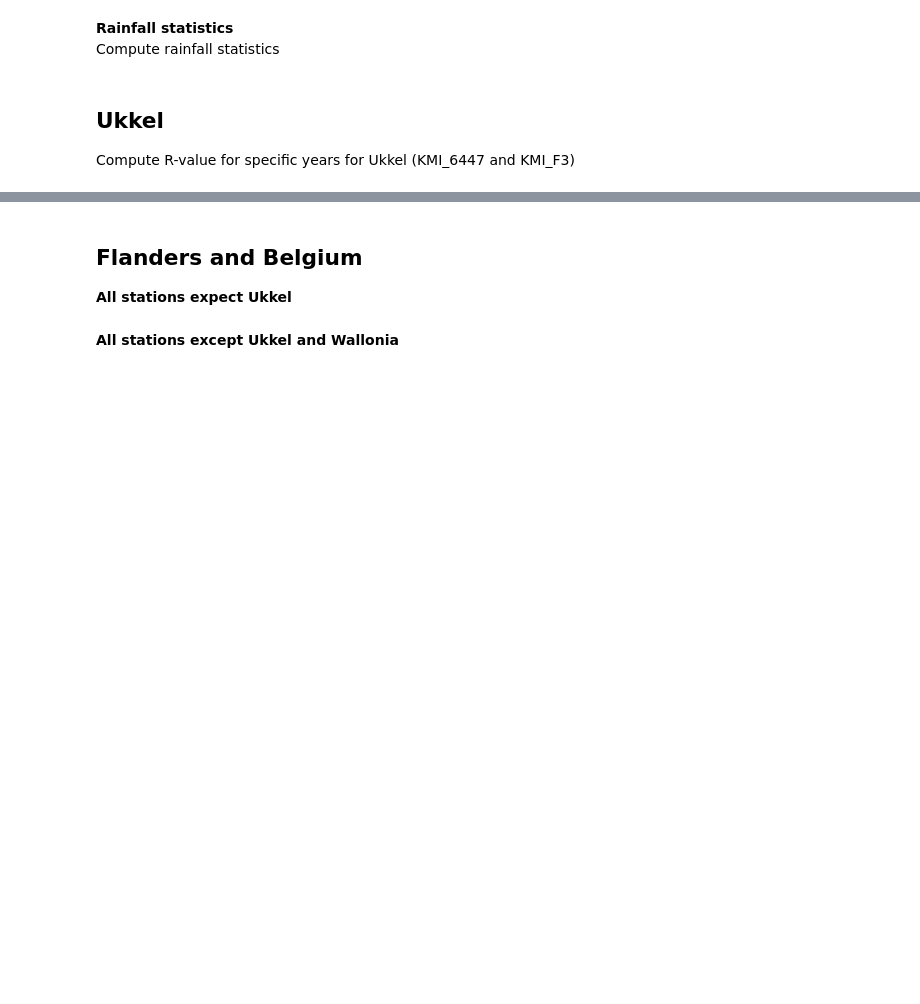
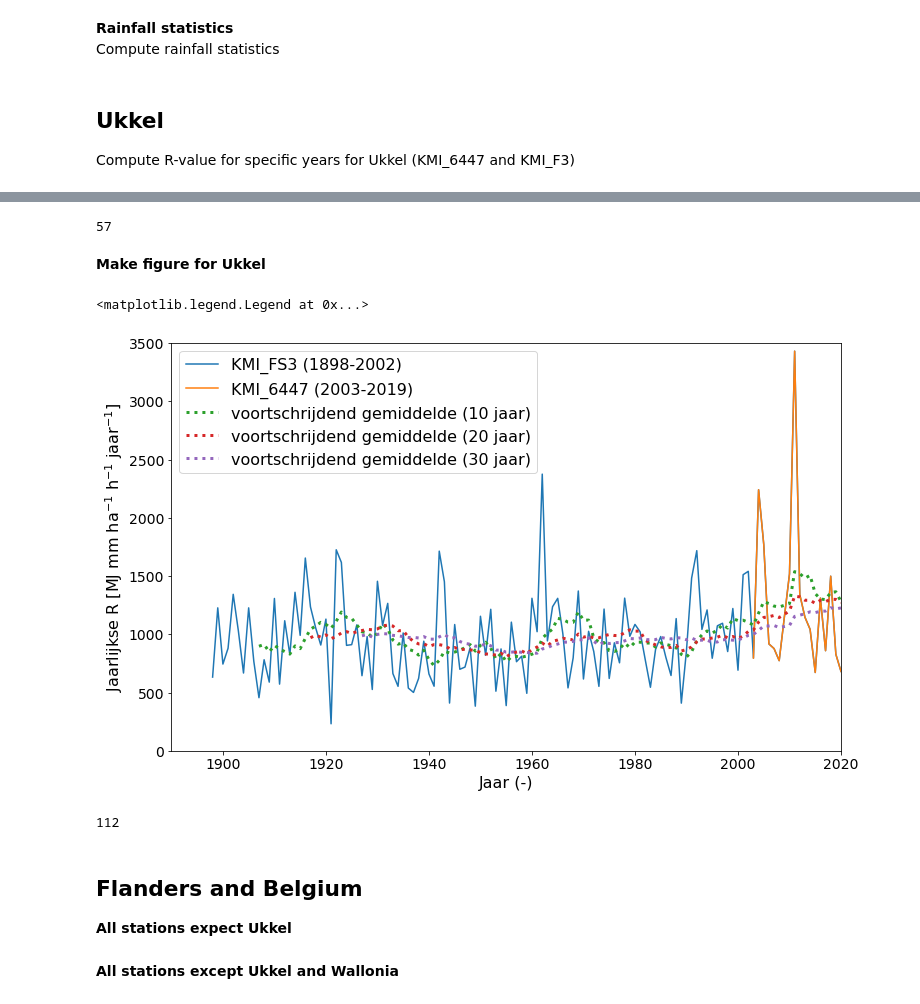
Before and after one commit to watem-sedem/rfactor, a Jupyter notebook: docs/notebooks/analysis_flanders.ipynb, the cells around one changed output, grey strips where cells are left out. Cells and saved outputs as stored; diff of their text form; code cells hidden in the pictures; blank space fills up the shorter version.

```diff
--- a/docs/notebooks/analysis_flanders.ipynb
+++ b/docs/notebooks/analysis_flanders.ipynb
@@ -43,7 +43,7 @@ KMI_6434_2004.txt
 ...
 # %%
 fmap_rainfall=  Path(r"../../tests/data/test_rainfalldata")
-fmap_erosivity = Path(r"../../src/rfactor/results")
+fmap_erosivity = Path(r"../../tests/data/test_erosivitydata")
 fmap_results = Path.cwd() / "results"
 # %%
 fmap_results
@@ -101,5 +120,41 @@ for i in timeseries:
 # %%
 len(data.stations)
+# %% [output]
+57
+# %% [markdown]
+**Make figure for Ukkel**
+# %%
+plt.figure(figsize=[12,7.5])
+df_R=data.load_R(["KMI_6447","KMI_FS3"], years)
+df_R = df_R[~np.isnan(df_R["value"])].sort_values("year")
+plt.plot(df_R["year"],df_R["value"],label="KMI_FS3 (1898-2002)")
+years = np.arange(2003,2021,1)
+df_R=data.load_R(["KMI_6447","KMI_FS3"], years)
+df_R = df_R[~np.isnan(df_R["value"])].sort_values("year")
+plt.plot(df_R["year"],df_R["value"],label="KMI_6447 (2003-2019)")
+
+# rolling mean
+scales  = [10,20,30]
+years = np.arange(1898,2021,1)
+df_R=data.load_R(["KMI_6447","KMI_FS3"], years)
+df_R = df_R[~np.isnan(df_R["value"])].sort_values("year")
+for scale in scales:
+    y = df_R["value"].rolling(scale).mean()
+    x = y.index+1898
+    plt.plot(x,y,ls=':',lw=3,label=f'voortschrijdend gemiddelde ({scale} jaar)')
+plt.ylim([0,3500])
+plt.xlim([1890,2020])
+plt.tick_params(axis='both', which='major', labelsize=14)
+plt.xlabel(r'Jaar (-)',fontsize=16)
+plt.ylabel(r'Jaarlijkse R [MJ mm ha$^{-1}$ h$^{-1}$ jaar$^{-1}$]',fontsize=16)
+plt.legend(prop={'size':16})
+# %% [output]
+<matplotlib.legend.Legend at 0x...>
+[figure, added]
+# %%
+len(x)
+# %% [output]
+112
 # %% [markdown]
 ## Flanders and Belgium
 **All stations expect Ukkel**
```
Also changed, not shown: parts of 9 cells of this notebook.
